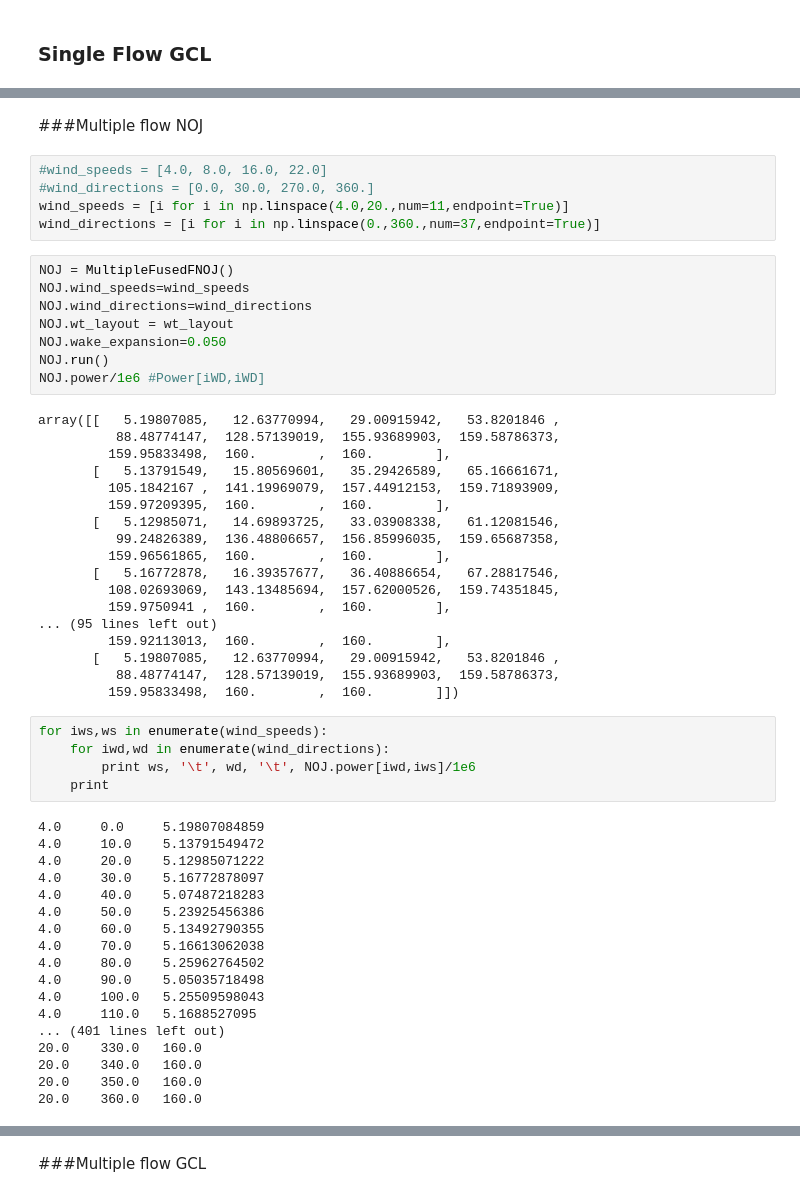
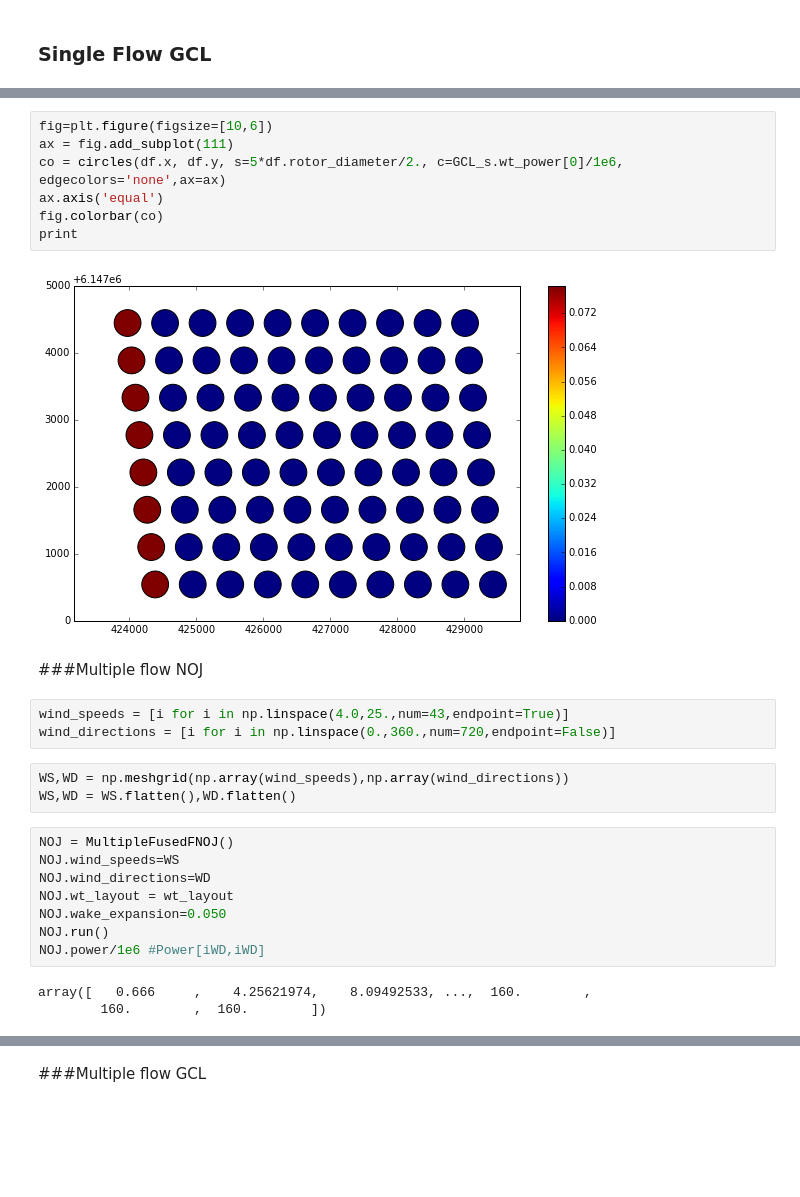
Before and after one commit to FUSED-Wind/FUSED-Wake, a Jupyter notebook: FortranWake/unittests/Untitled0.ipynb, the cells around one changed output, grey strips where cells are left out. Drawn from its saved outputs; the diff is of its cells as text; blank space fills up the shorter version.

```diff
--- a/FortranWake/unittests/Untitled0.ipynb
+++ b/FortranWake/unittests/Untitled0.ipynb
@@ -46,56 +167,28 @@ GCL_s.power/1e6
+# %%
+fig=plt.figure(figsize=[10,6])
+ax = fig.add_subplot(111)
+co = circles(df.x, df.y, s=5*df.rotor_diameter/2., c=GCL_s.wt_power[0]/1e6, edgecolors='none',ax=ax)
+ax.axis('equal')
+fig.colorbar(co)
+print
+# %% [output]
+[figure, added]
 # %% [markdown]
 ###Multiple flow NOJ
 # %%
-#wind_speeds = [4.0, 8.0, 16.0, 22.0]
-#wind_directions = [0.0, 30.0, 270.0, 360.]
-wind_speeds = [i for i in np.linspace(4.0,20.,num=11,endpoint=True)]
-wind_directions = [i for i in np.linspace(0.,360.,num=37,endpoint=True)]
+wind_speeds = [i for i in np.linspace(4.0,25.,num=43,endpoint=True)]
+wind_directions = [i for i in np.linspace(0.,360.,num=720,endpoint=False)]
+# %%
+WS,WD = np.meshgrid(np.array(wind_speeds),np.array(wind_directions))
+WS,WD = WS.flatten(),WD.flatten()
 # %%
 NOJ = MultipleFusedFNOJ()
-NOJ.wind_speeds=wind_speeds
-NOJ.wind_directions=wind_directions
+NOJ.wind_speeds=WS
+NOJ.wind_directions=WD
 NOJ.wt_layout = wt_layout
 NOJ.wake_expansion=0.050
 NOJ.run()
 NOJ.power/1e6 #Power[iWD,iWD]
 # %% [output]
-array([[   5.19807085,   12.63770994,   29.00915942,   53.8201846 ,
-          88.48774147,  128.57139019,  155.93689903,  159.58786373,
-         159.95833498,  160.        ,  160.        ],
-       [   5.13791549,   15.80569601,   35.29426589,   65.16661671,
-         105.1842167 ,  141.19969079,  157.44912153,  159.71893909,
-         159.97209395,  160.        ,  160.        ],
-       [   5.12985071,   14.69893725,   33.03908338,   61.12081546,
-          99.24826389,  136.48806657,  156.85996035,  159.65687358,
-         159.96561865,  160.        ,  160.        ],
-       [   5.16772878,   16.39357677,   36.40886654,   67.28817546,
-         108.02693069,  143.13485694,  157.62000526,  159.74351845,
-         159.9750941 ,  160.        ,  160.        ],
-... (95 lines left out)
-         159.92113013,  160.        ,  160.        ],
-       [   5.19807085,   12.63770994,   29.00915942,   53.8201846 ,
-          88.48774147,  128.57139019,  155.93689903,  159.58786373,
-         159.95833498,  160.        ,  160.        ]])
+array([   0.666     ,    4.25621974,    8.09492533, ...,  160.        ,
+        160.        ,  160.        ])
-# %%
-for iws,ws in enumerate(wind_speeds):
-    for iwd,wd in enumerate(wind_directions):
-        print ws, '\t', wd, '\t', NOJ.power[iwd,iws]/1e6
-    print
-# %% [output]
-4.0     0.0     5.19807084859
-4.0     10.0    5.13791549472
-4.0     20.0    5.12985071222
-4.0     30.0    5.16772878097
-4.0     40.0    5.07487218283
-4.0     50.0    5.23925456386
-4.0     60.0    5.13492790355
-4.0     70.0    5.16613062038
-4.0     80.0    5.25962764502
-4.0     90.0    5.05035718498
-4.0     100.0   5.25509598043
-4.0     110.0   5.1688527095
-... (401 lines left out)
-20.0    330.0   160.0
-20.0    340.0   160.0
-20.0    350.0   160.0
-20.0    360.0   160.0
```
Also changed, not shown: parts of 36 cells of this notebook, 5 other files.
